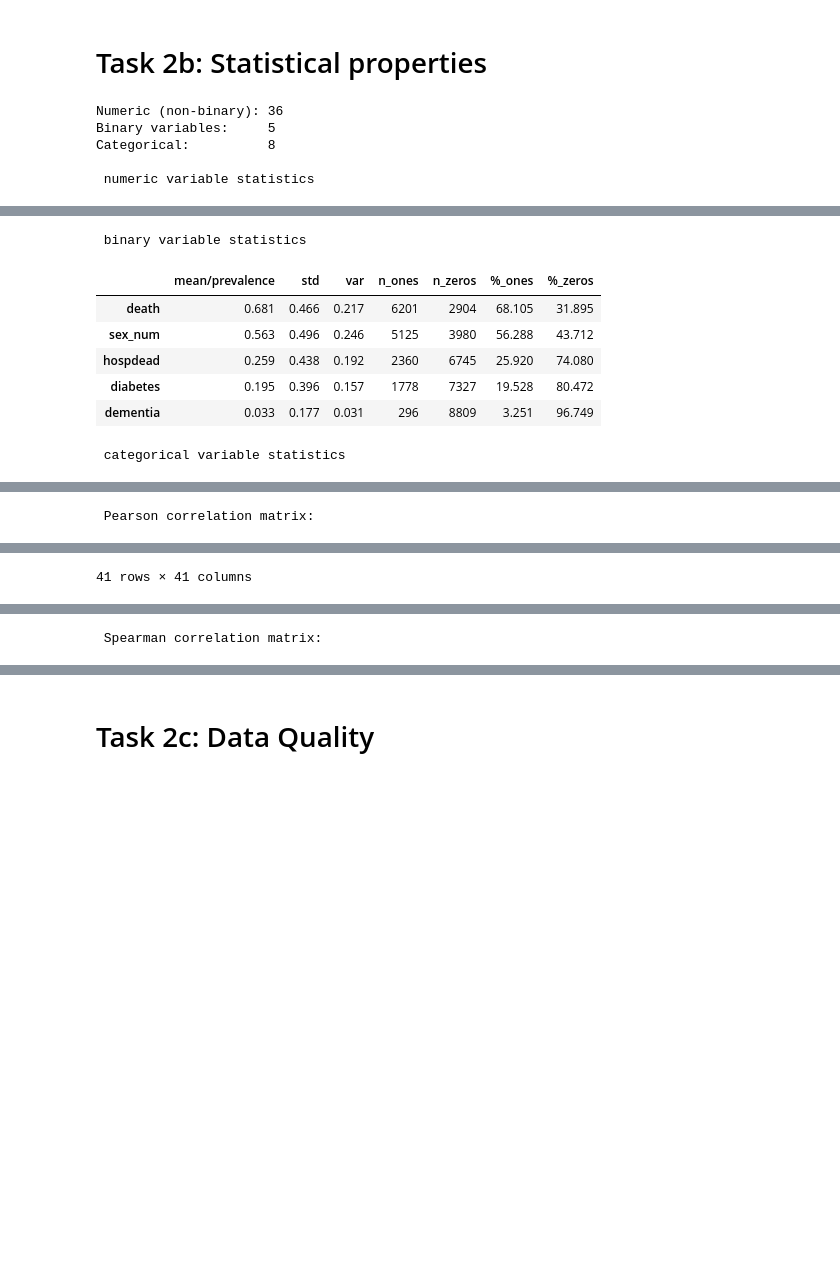
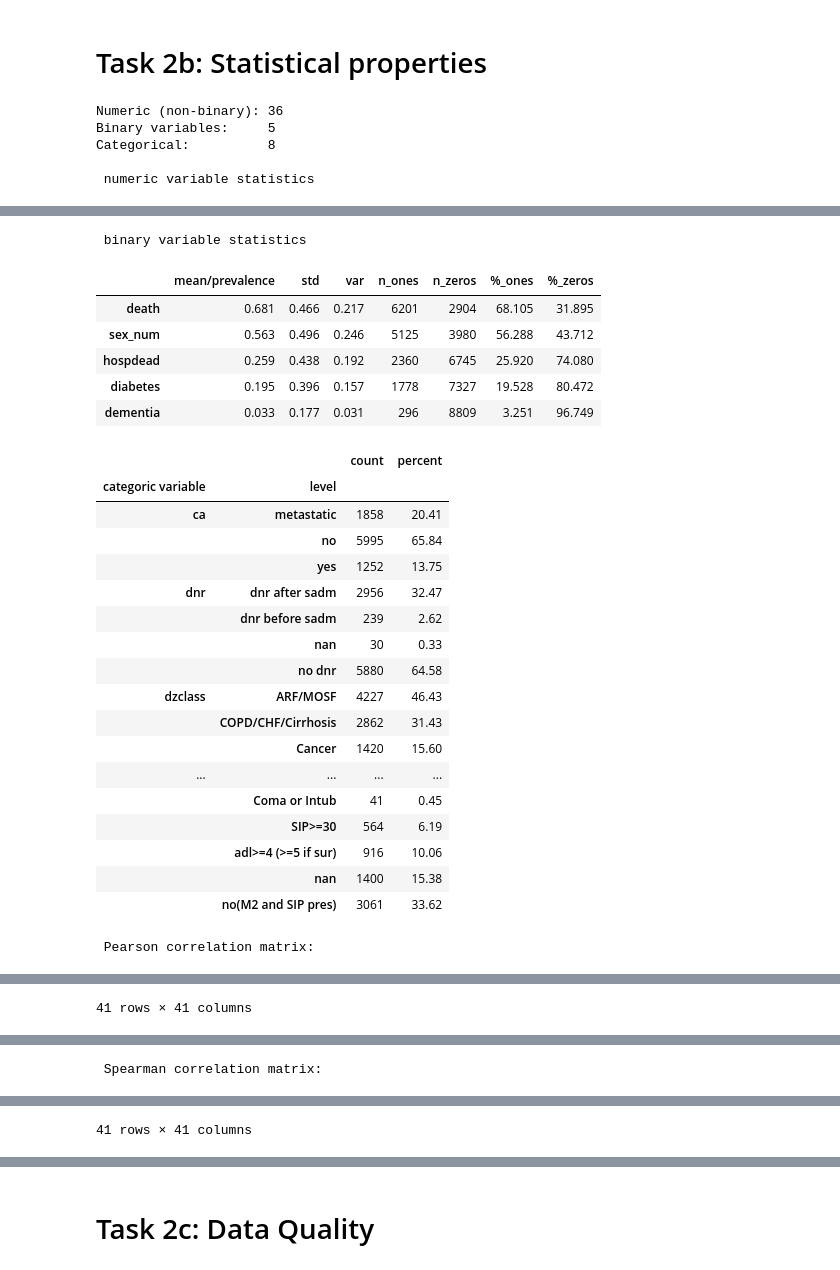
Before and after one commit to morawia/hospital-los, a Jupyter notebook: notebook/BI-hospital-los_251201.ipynb, the cells around one changed output, grey strips where cells are left out. Saved outputs shown, nothing was run; the diff lists cells and outputs as text; code cells hidden in the pictures; blank space fills up the shorter version.

```diff
--- a/notebook/BI-hospital-los_251201.ipynb
+++ b/notebook/BI-hospital-los_251201.ipynb
@@ -847,7 +871,6 @@ numeric_stats = data[num_nonbinary].describe(
 
 numeric_stats["variance"] = data[num_nonbinary].var()
 numeric_stats["skewness"] = data[num_nonbinary].skew()
-numeric_stats["kurtosis"] = data[num_nonbinary].kurt()
 
 numeric_stats = numeric_stats.round(3)
 print("\n numeric variable statistics")
@@ -868,18 +891,21 @@ print("\n binary variable statistics")
 display(bin_stats)
 
 # categorical variable statistics (non binary)
-cat_stats = pd.DataFrame({
-    "n_unique": data[cat_cols].nunique(),
-    "most_frequent": data[cat_cols].apply(
-        lambda s: s.value_counts().idxmax() if s.notna().any() else None
-    ),
-    "freq_most_frequent": data[cat_cols].apply(
-        lambda s: s.value_counts().iloc[0] if s.notna().any() else 0
-    ),
-})
+rows = []
+for col in cat_cols:
+    vc = data[col].value_counts(dropna=False)
+    total = len(data)
+    for level, count in vc.items():
+        rows.append({
+            "categoric variable": col,
+            "level": str(level),
+            "count": count,
+            "percent": round(count / total * 100, 2),
+        })
 
-print("\n categorical variable statistics")
-display(cat_stats)
+cat_dist = pd.DataFrame(rows)
+cat_dist_multi = cat_dist.set_index(["categoric variable", "level"]).sort_index()
+display(cat_dist_multi)
 
 # correlation structure (numeric-only)
 corr_pearson = data[num_cols].corr(method="pearson")
@@ -906,38 +932,82 @@ print(f"\n'{target}' distribution:")
 slos_stats = data[target].describe(percentiles=[0.05, 0.25, 0.5, 0.75, 0.95])
 display(slos_stats)
 print(f"slos skewness: {data[target].skew():.3f}")
-print(f"slos kurtosis: {data[target].kurt():.3f}")
 print(f"slos variance: {data[target].var():.3f}")
 
+# How many patients entered on day 1?
+n_day1 = (data["hday"] == 1).sum()
+pct_day1 = n_day1 / len(data) * 100
+
+print(f"\nPatients with hday == 1: {n_day1} ({pct_day1:.2f}%)")
+
+# How many patients entered later than day 1?
+n_after_day1 = (data["hday"] > 1).sum()
+pct_after_day1 = n_after_day1 / len(data) * 100
+print(f"Patients with hday > 1: {n_after_day1} ({pct_after_day1:.2f}%)")
+
+# Number of patients with slos < 3
+n_slos_lt3 = (data["slos"] < 3).sum()
+print("Patients with slos < 3:", n_slos_lt3)
+
+# DNR before admission:
+n_dnr_before = (data["dnr"] == "dnr before sadm").sum()
+print("\nDNR before admission:", n_dnr_before)
+
+# no DNR before admission:
+n_no_dnr = (data["dnr"] == "no dnr").sum()
+print("No DNR:", n_no_dnr)
+
+# DNR after admission but placed on/before day 3
+n_dnr_after_le3 = ((data["dnr"] == "dnr after sadm") & (data["dnrday"] <= 3)).sum()
+print("DNR after admission & dnrday <= 3:", n_dnr_after_le3)
+
 end_time_sp = now()
 # %% [output]
 Numeric (non-binary): 36
 Binary variables:     5
 Categorical:          8
 
  numeric variable statistics
 |  | count | mean | std | min | 5% | 25% | 50% | 75% | 95% | max | variance | ... |
 | Unnamed: 0 | 9105.0 | 4553.000 | 2628.531 | 1.000 | 456.200 | 2277.000 | 4553.000 | 6829.000 | 8649.800 | 9105.000 | 6.909178e+06 | ... |
 | age | 9105.0 | 62.651 | 15.594 | 18.042 | 33.265 | 52.797 | 64.857 | 73.999 | 85.065 | 101.848 | 2.431640e+02 | ... |
 | slos | 9105.0 | 17.863 | 22.006 | 3.000 | 4.000 | 6.000 | 11.000 | 20.000 | 55.000 | 343.000 | 4.842830e+02 | ... |
 | d.time | 9105.0 | 478.450 | 560.383 | 3.000 | 5.000 | 26.000 | 233.000 | 761.000 | 1739.000 | 2029.000 | 3.140294e+05 | ... |
 | num.co | 9105.0 | 1.869 | 1.344 | 0.000 | 0.000 | 1.000 | 2.000 | 3.000 | 4.000 | 9.000 | 1.807000e+00 | ... |
 | edu | 7471.0 | 11.748 | 3.448 | 0.000 | 6.000 | 10.000 | 12.000 | 14.000 | 17.000 | 31.000 | 1.188700e+01 | ... |
 | scoma | 9104.0 | 12.059 | 24.637 | 0.000 | 0.000 | 0.000 | 0.000 | 9.000 | 61.000 | 100.000 | 6.069670e+02 | ... |
 | charges | 8933.0 | 59995.788 | 102648.778 | 1169.000 | 3717.780 | 9740.000 | 25024.000 | 64598.000 | 229228.200 | 1435423.000 | 1.053677e+10 | ... |
 | totcst | 8217.0 | 30825.868 | 45780.821 | 0.000 | 2463.432 | 5929.566 | 14452.734 | 36087.938 | 112924.462 | 633212.000 | 2.095884e+09 | ... |
 | totmcst | 5630.0 | 28828.878 | 43604.262 | -102.720 | 1700.012 | 5177.404 | 13223.500 | 34223.602 | 108944.472 | 710682.000 | 1.901332e+09 | ... |
 | ... | ... | ... | ... | ... | ... | ... | ... | ... | ... | ... | ... | ... |
 | bun | 4753.0 | 32.349 | 26.792 | 1.000 | 7.000 | 14.000 | 23.000 | 42.000 | 88.000 | 300.000 | 7.178270e+02 | ... |
 | urine | 4243.0 | 2191.546 | 1455.246 | 0.000 | 120.000 | 1165.500 | 1968.000 | 3000.000 | 4938.000 | 9000.000 | 2.117740e+06 | ... |
 | adlp | 3464.0 | 1.158 | 1.740 | 0.000 | 0.000 | 0.000 | 0.000 | 2.000 | 5.000 | 7.000 | 3.026000e+00 | ... |
 | adls | 6238.0 | 1.637 | 2.231 | 0.000 | 0.000 | 0.000 | 1.000 | 3.000 | 6.000 | 7.000 | 4.979000e+00 | ... |
 | adlsc | 9105.0 | 1.888 | 2.004 | 0.000 | 0.000 | 0.000 | 1.000 | 3.000 | 6.000 | 7.073 | 4.015000e+00 | ... |
  binary variable statistics
 |  | mean/prevalence | std | var | n_ones | n_zeros | %_ones | %_zeros |
 | death | 0.681 | 0.466 | 0.217 | 6201 | 2904 | 68.105 | 31.895 |
 | sex_num | 0.563 | 0.496 | 0.246 | 5125 | 3980 | 56.288 | 43.712 |
 | hospdead | 0.259 | 0.438 | 0.192 | 2360 | 6745 | 25.920 | 74.080 |
 | diabetes | 0.195 | 0.396 | 0.157 | 1778 | 7327 | 19.528 | 80.472 |
 | dementia | 0.033 | 0.177 | 0.031 | 296 | 8809 | 3.251 | 96.749 |
+|  |  | count | percent |
+| categoric variable | level |  |  |
+| ca | metastatic | 1858 | 20.41 |
+|  | no | 5995 | 65.84 |
+|  | yes | 1252 | 13.75 |
+| dnr | dnr after sadm | 2956 | 32.47 |
+|  | dnr before sadm | 239 | 2.62 |
+|  | nan | 30 | 0.33 |
+|  | no dnr | 5880 | 64.58 |
+| dzclass | ARF/MOSF | 4227 | 46.43 |
+|  | COPD/CHF/Cirrhosis | 2862 | 31.43 |
+|  | Cancer | 1420 | 15.60 |
+| ... | ... | ... | ... |
+|  | Coma or Intub | 41 | 0.45 |
+|  | SIP>=30 | 564 | 6.19 |
+|  | adl>=4 (>=5 if sur) | 916 | 10.06 |
+|  | nan | 1400 | 15.38 |
+|  | no(M2 and SIP pres) | 3061 | 33.62 |
- categorical variable statistics
+ Pearson correlation matrix:
@@ -953 +1031 @@ Categorical:          8
- Pearson correlation matrix:
+41 rows × 41 columns
@@ -971 +1032 @@ Categorical:          8
-41 rows × 41 columns
+ Spearman correlation matrix:
@@ -972 +1050 @@ Categorical:          8
- Spearman correlation matrix:
+41 rows × 41 columns
```
Also changed, not shown: parts of 14 cells of this notebook.
